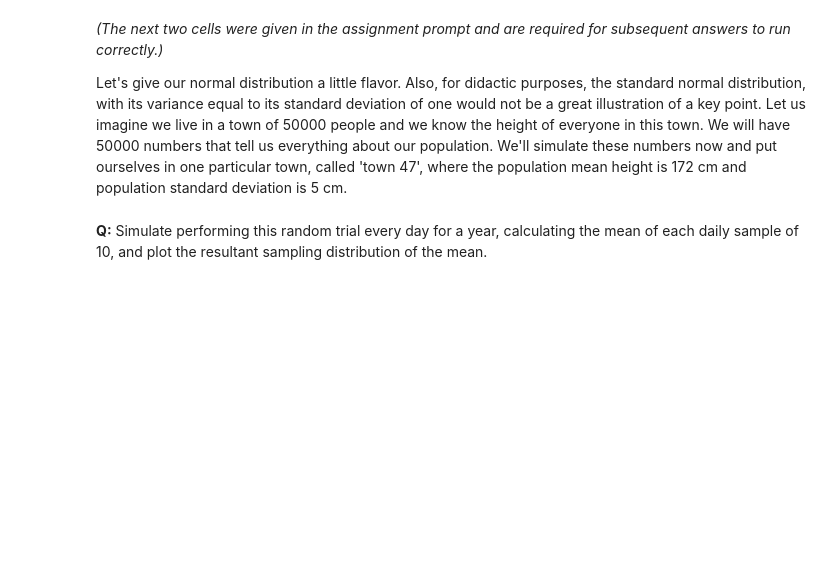
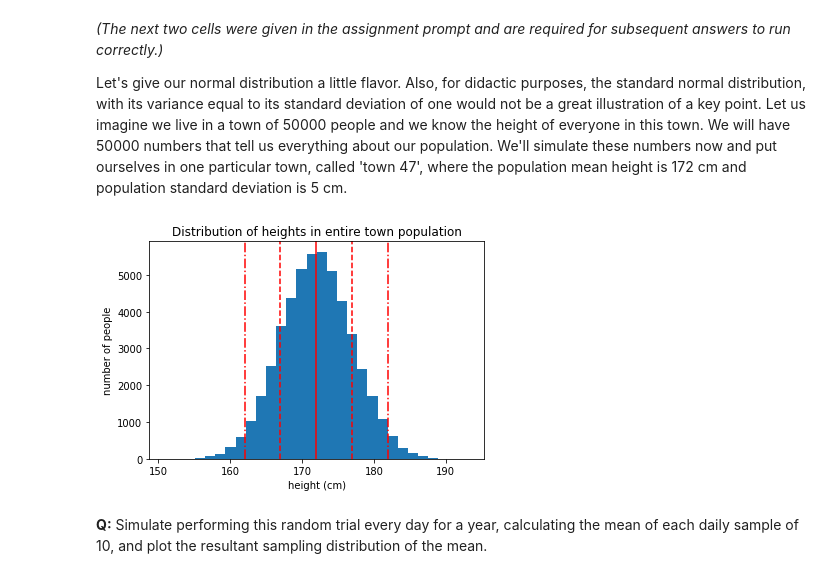
Before and after one commit to jefftrevino/Springboard, a Jupyter notebook: stats_mini_projects/frequentist/trevino_frequentist_1a.ipynb, the cells around one changed output. Saved outputs shown, nothing was run; the diff lists cells and outputs as text; code cells hidden in the pictures; blank space fills up the shorter version.

```diff
--- a/stats_mini_projects/frequentist/trevino_frequentist_1a.ipynb
+++ b/stats_mini_projects/frequentist/trevino_frequentist_1a.ipynb
@@ -90,6 +90,18 @@ Let's give our normal distribution a little flavor. Also, for didactic purposes,
 # %%
 seed(47)
 pop_heights = norm.rvs(172, 5, size=50000)
+# %%
+_ = plt.hist(pop_heights, bins=30)
+_ = plt.xlabel('height (cm)')
+_ = plt.ylabel('number of people')
+_ = plt.title('Distribution of heights in entire town population')
+_ = plt.axvline(172, color='r')
+_ = plt.axvline(172+5, color='r', linestyle='--')
+_ = plt.axvline(172-5, color='r', linestyle='--')
+_ = plt.axvline(172+10, color='r', linestyle='-.')
+_ = plt.axvline(172-10, color='r', linestyle='-.')
+# %% [output]
+[figure, added]
 # %%
 def townsfolk_sampler(n):
     return np.random.choice(pop_heights, n)
```
Also changed, not shown: parts of 3 cells of this notebook.
